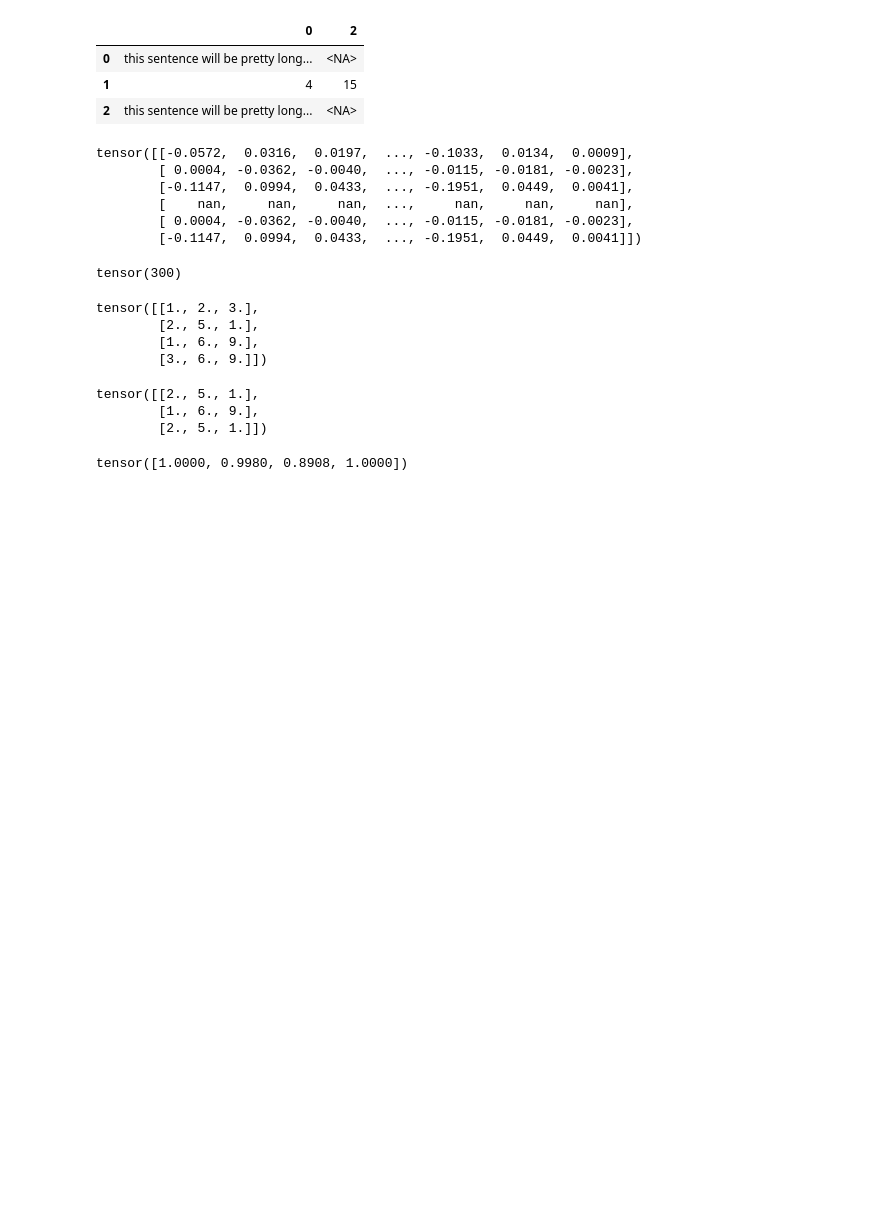
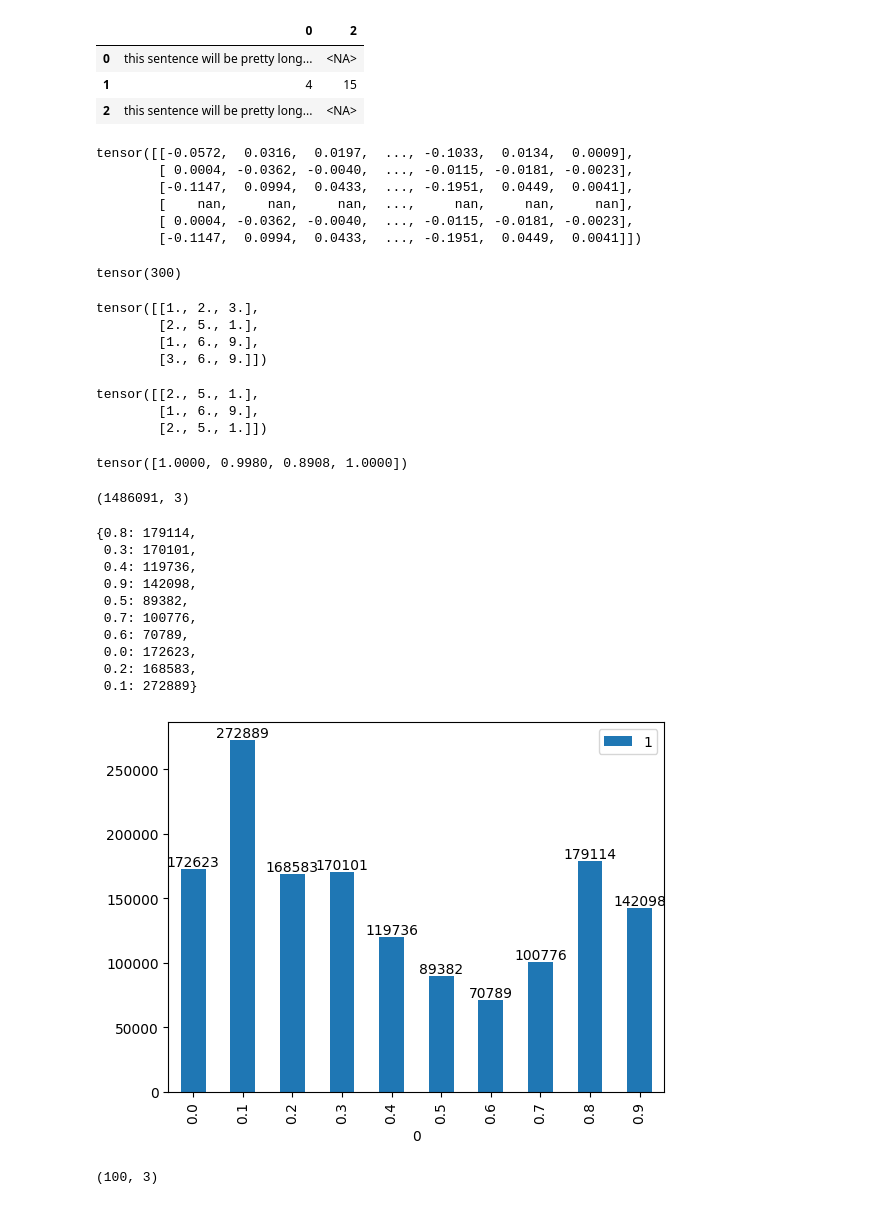
Before and after one commit to frapugna/TableEmbeddingsWithGNNs, a Jupyter notebook: test.ipynb, the cells around one changed output. Saved outputs shown, nothing was run; the diff lists cells and outputs as text; code cells hidden in the pictures; blank space fills up the shorter version.

```diff
--- a/test.ipynb
+++ b/test.ipynb
@@ -413,0 +417,20 @@ tensor([1.0000, 0.9980, 0.8908, 1.0000])
+# %%
+df = pd.read_csv("/dati/home/francesco.pugnaloni/wikipedia_tables/processed_tables/test_samples_no_small_tables.csv")
+# %%
+df.shape
+# %% [output]
+(1486091, 3)
+# %%
+show_samples_distribution(df)
+# %% [output]
+{0.8: 179114,
+ 0.3: 170101,
+ 0.4: 119736,
+ 0.9: 142098,
+ 0.5: 89382,
+ 0.7: 100776,
+ 0.6: 70789,
+ 0.0: 172623,
+ 0.2: 168583,
+ 0.1: 272889}
+[figure, added]
@@ -413,0 +439,4 @@ tensor([1.0000, 0.9980, 0.8908, 1.0000])
+# %%
+df.shape
+# %% [output]
+(100, 3)
```
Also changed, not shown: parts of 3 cells of this notebook, 6 other files.
